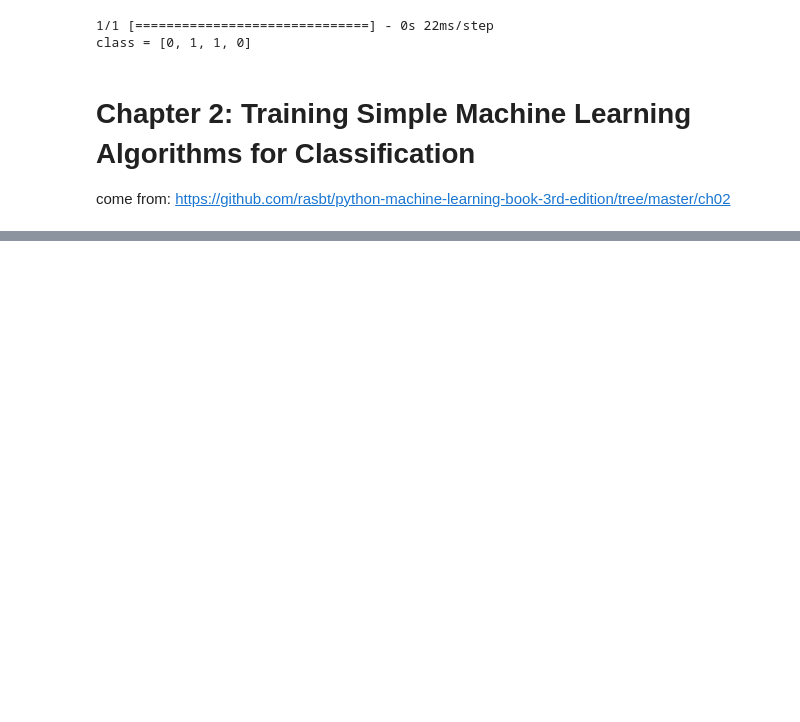
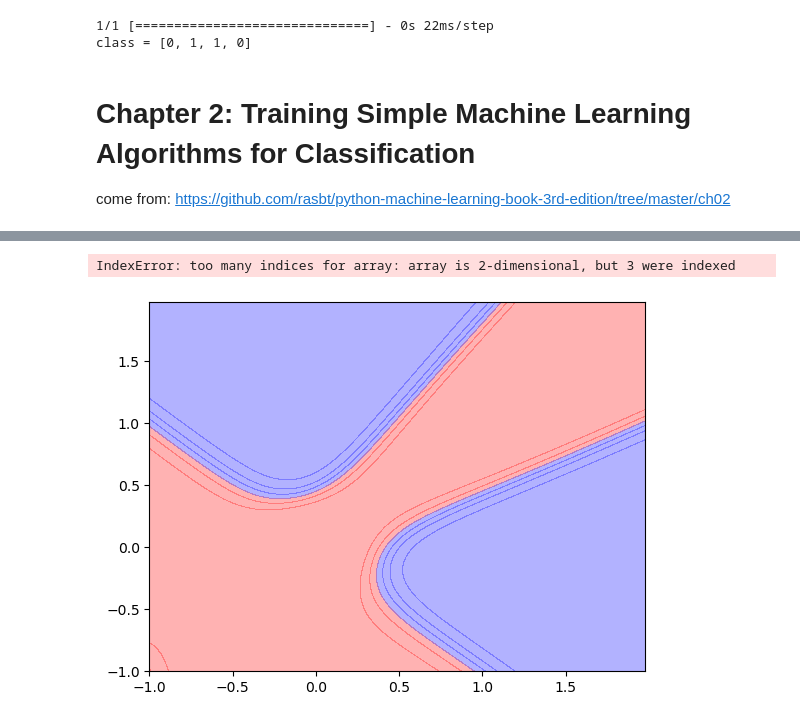
Before and after one commit to Laisou/CodePractice, a Jupyter notebook: Algorithms/Simple XOR learning with keras.ipynb, the cells around one changed output, grey strips where cells are left out. Saved outputs shown, nothing was run; the diff lists cells and outputs as text; code cells hidden in the pictures; blank space fills up the shorter version.

```diff
--- a/Algorithms/Simple XOR learning with keras.ipynb
+++ b/Algorithms/Simple XOR learning with keras.ipynb
@@ -132,0 +143,10 @@ plot_decision_regions(X,y,model)
+# %%
+plot_decision_regions(X,y,model)
+plt.xlabel('sepal length [cm]')
+plt.ylabel('petal length [cm]')
+plt.legend(loc='upper left')
+
+
+# plt.savefig('images/02_08.png', dpi=300)
+plt.show()
+# %% [output]
@@ -132,0 +154,2 @@ plot_decision_regions(X,y,model)
+IndexError: too many indices for array: array is 2-dimensional, but 3 were indexed
+[figure, added]
```
Also changed, not shown: parts of 10 cells of this notebook, 2 other files.
